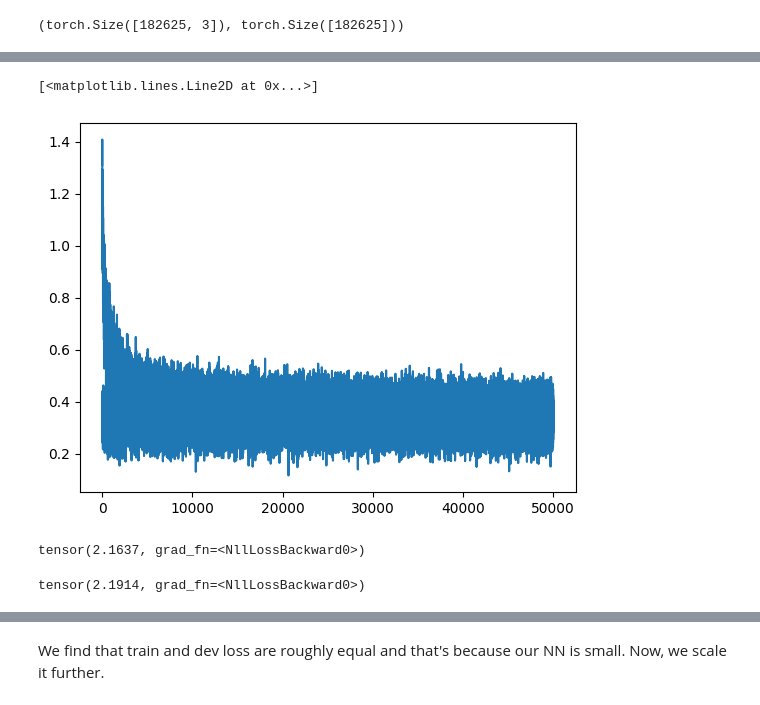
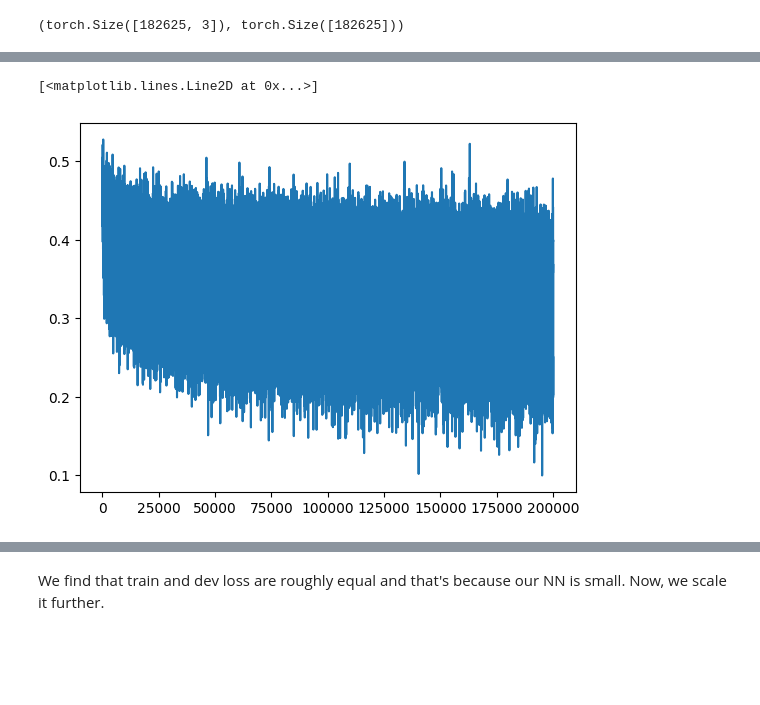
Before and after one commit to Yashu16/AI, a Jupyter notebook: Karpathy_NN/Makemore/MLP.ipynb, the cells around one changed output, grey strips where cells are left out. Drawn from its saved outputs; the diff is of its cells as text; code cells hidden in the pictures; blank space fills up the shorter version.

```diff
--- a/Karpathy_NN/Makemore/MLP.ipynb
+++ b/Karpathy_NN/Makemore/MLP.ipynb
@@ -18,6 +18,8 @@ chars = sorted(list(set("".join(words))))
 stoi = {s:i+1 for i, s in enumerate(chars)}
 stoi['.'] = 0
 itos = {i:s for s, i in stoi.items()}
+vocab_size = len(itos)
 print(itos)
+print(vocab_size)
 # %% [output]
 {1: 'a', 2: 'b', 3: 'c', 4: 'd', 5: 'e', 6: 'f', 7: 'g', 8: 'h', 9: 'i', 10: 'j', 11: 'k', 12: 'l', 13: 'm', 14: 'n', 15: 'o', 16: 'p', 17: 'q', 18: 'r', 19: 's', 20: 't', 21: 'u', 22: 'v', 23: 'w', 2 ...
@@ -169,17 +169,24 @@ stepi = []
 # %%
-for i in range(50000):
+max_steps = 200000
+batch_size = 32
+lossi = []
+
+for i in range(max_steps):
 
     # minibatch construct
-    ix = torch.randint(0, Xtr.shape[0], (32,)) # 32 random integers between 0 and 32000
+    ix = torch.randint(0, Xtr.shape[0], (batch_size,), generator= g) # 32 random integers between 0 and 32000
+    Xb, Yb = Xtr[ix], Ytr[ix] # batch X and Y
 
     # forward pass
-    emb = C[Xtr[ix]] # 32 x 3 x 2
-    h = torch.tanh(emb.view(-1, 30) @ W1 + b1)
-    logits = h @ W2 + b2 # 32 x 27
+    emb = C[Xb]
+    embcat = emb.view(emb.shape[0], -1) # flatten the embeddings for each sample in the batch
+    hpreact = torch.tanh(embcat @ W1 + b1) # hidden layer pre-activations
+    h = torch.tanh(embcat @ W1 + b1) # hidden layer activations
+    logits = h @ W2 + b2 # output layer
     # counts = logits.exp()
     # prob = counts / counts.sum(1, keepdim= True)
     # loss = -prob[torch.arange(32), Y].log().mean()
-    loss = F.cross_entropy(logits, Ytr[ix]) # combines the above 3 steps into one function. (softmax + negative log likelihood loss)
+    loss = F.cross_entropy(logits, Yb) # combines the above 3 steps into one function. (softmax + negative log likelihood loss)
 
     # backward pass
     for p in parameters:
@@ -188,11 +195,12 @@ for i in range(50000):
 
     # update the parameters using gradient descent
     # lr = lrs[i]
-    lr = 0.01
+    lr = 0.01 if i < 100000 else 0.01 # learning rate decay
     for p in parameters:
         p.data += -lr * p.grad # update the parameters using gradient descent
 
-#         lri.append(lre[i]) # track stats
-        stepi.append(i)
-        lossi.append(loss.log10().item())
+    # track stats
+    if i % 10000 == 0:
+        print(f"{i:7d}/{max_steps:7d}: {loss.item():.4f}")
+    lossi.append(loss.log10().item())
 # print(loss.item())
@@ -199,21 +228,7 @@ for i in range(50000):
 # %%
-plt.plot(stepi, lossi)
+# our initial loss is extremely high than what one expects at initialization. So, we multiply W2, b2 with small number to reduce the loss.
+# We can make bias 0 but not the weights because if we make weights 0, then the gradients will also be 0 and the model will not learn anything.
+plt.plot(lossi)
 # %% [output]
 [<matplotlib.lines.Line2D at 0x...>]
-[figure, old version]
+[figure, new version]
-# %%
-emb = C[Xtr] # 228146 x 3 x 2
-h = torch.tanh(emb.view(-1, 30) @ W1 + b1)
-logits = h @ W2 + b2
-loss = F.cross_entropy(logits, Ytr)
-loss # for overall data
-# %% [output]
-tensor(2.1637, grad_fn=<NllLossBackward0>)
-# %%
-emb = C[Xdev] # 228146 x 3 x 2
-h = torch.tanh(emb.view(-1, 30) @ W1 + b1)
-logits = h @ W2 + b2
-loss = F.cross_entropy(logits, Ydev)
-loss # for overall data
-# %% [output]
-tensor(2.1914, grad_fn=<NllLossBackward0>)
```
Also changed, not shown: parts of 8 cells of this notebook.
